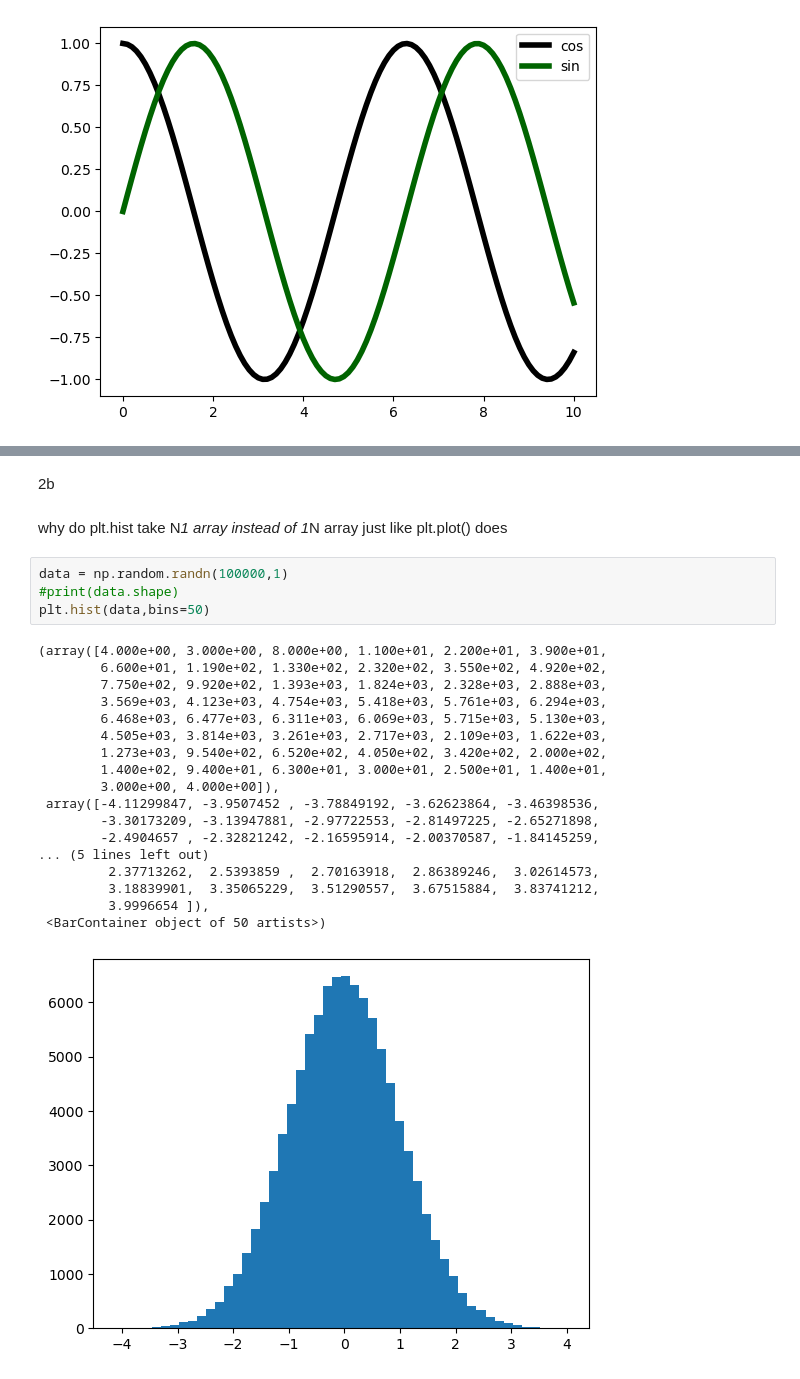
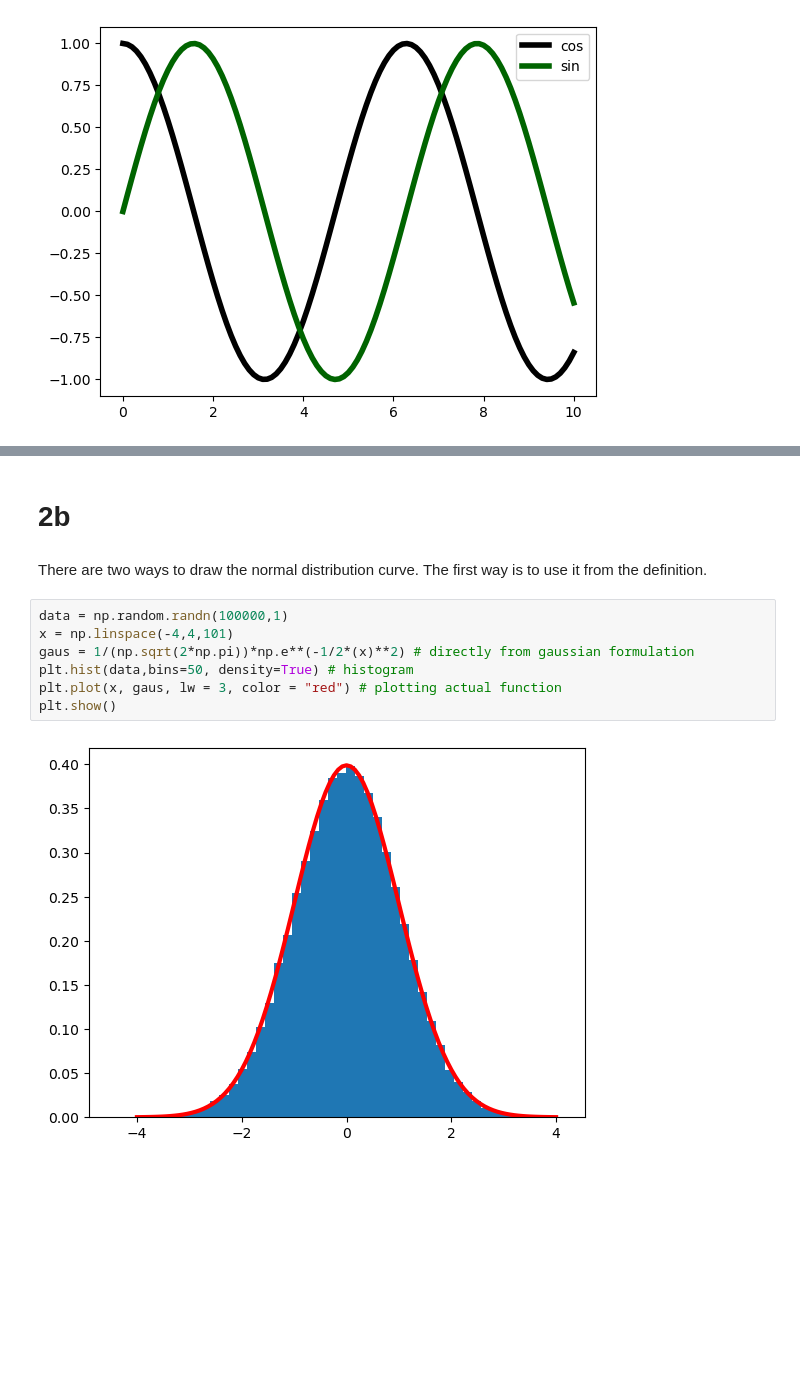
Before and after one commit to liuqiyucn/105B, a Jupyter notebook: assignment1/assignment1.ipynb, the cells around one changed output, grey strips where cells are left out. Cells and saved outputs as stored; diff of their text form; blank space fills up the shorter version.

```diff
--- a/assignment1/assignment1.ipynb
+++ b/assignment1/assignment1.ipynb
@@ -112,27 +118,13 @@ array([[50.41702532, 55.3170495 , 74.08878381, 51.00428559, 74.34811498,
-# %% [markdown]
-2b
-# %% [markdown]
-why do plt.hist take N*1 array instead of 1*N array just like plt.plot() does
-# %%
-data = np.random.randn(100000,1)
-#print(data.shape)
-plt.hist(data,bins=50)
-# %% [output]
-(array([4.000e+00, 3.000e+00, 8.000e+00, 1.100e+01, 2.200e+01, 3.900e+01,
-        6.600e+01, 1.190e+02, 1.330e+02, 2.320e+02, 3.550e+02, 4.920e+02,
-        7.750e+02, 9.920e+02, 1.393e+03, 1.824e+03, 2.328e+03, 2.888e+03,
-        3.569e+03, 4.123e+03, 4.754e+03, 5.418e+03, 5.761e+03, 6.294e+03,
-        6.468e+03, 6.477e+03, 6.311e+03, 6.069e+03, 5.715e+03, 5.130e+03,
-        4.505e+03, 3.814e+03, 3.261e+03, 2.717e+03, 2.109e+03, 1.622e+03,
-        1.273e+03, 9.540e+02, 6.520e+02, 4.050e+02, 3.420e+02, 2.000e+02,
-        1.400e+02, 9.400e+01, 6.300e+01, 3.000e+01, 2.500e+01, 1.400e+01,
-        3.000e+00, 4.000e+00]),
- array([-4.11299847, -3.9507452 , -3.78849192, -3.62623864, -3.46398536,
-        -3.30173209, -3.13947881, -2.97722553, -2.81497225, -2.65271898,
-        -2.4904657 , -2.32821242, -2.16595914, -2.00370587, -1.84145259,
-... (5 lines left out)
-         2.37713262,  2.5393859 ,  2.70163918,  2.86389246,  3.02614573,
-         3.18839901,  3.35065229,  3.51290557,  3.67515884,  3.83741212,
-         3.9996654 ]),
- <BarContainer object of 50 artists>)
-[figure, removed]
+# %% [markdown]
+# 2b
+# %% [markdown]
+There are two ways to draw the normal distribution curve. The first way is to use it from the definition.
+# %%
+data = np.random.randn(100000,1)
+x = np.linspace(-4,4,101)
+gaus = 1/(np.sqrt(2*np.pi))*np.e**(-1/2*(x)**2) # directly from gaussian formulation
+plt.hist(data,bins=50, density=True) # histogram
+plt.plot(x, gaus, lw = 3, color = "red") # plotting actual function
+plt.show()
+# %% [output]
+[figure, added]
```
Also changed, not shown: parts of 21 cells of this notebook.
